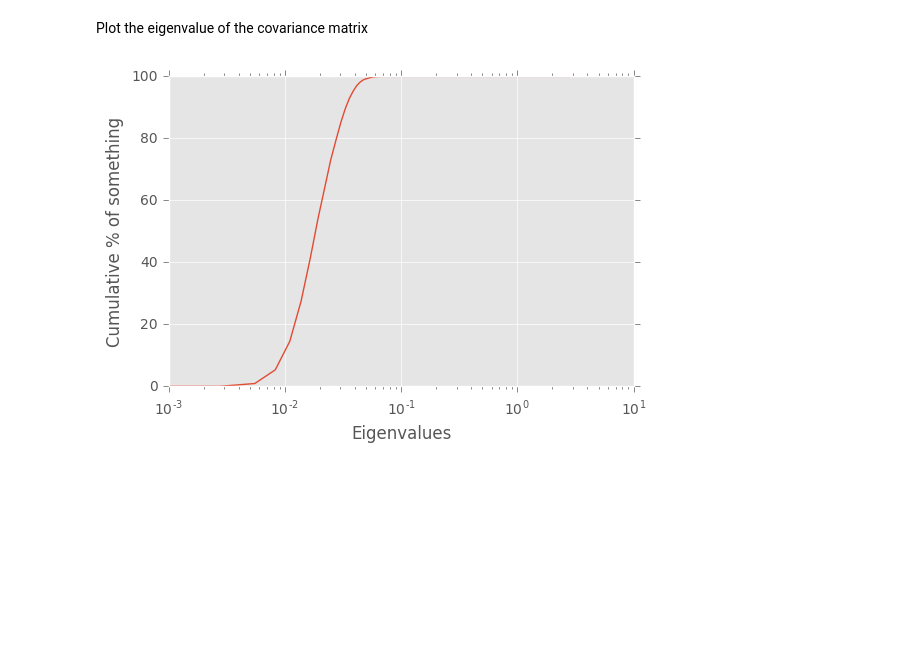
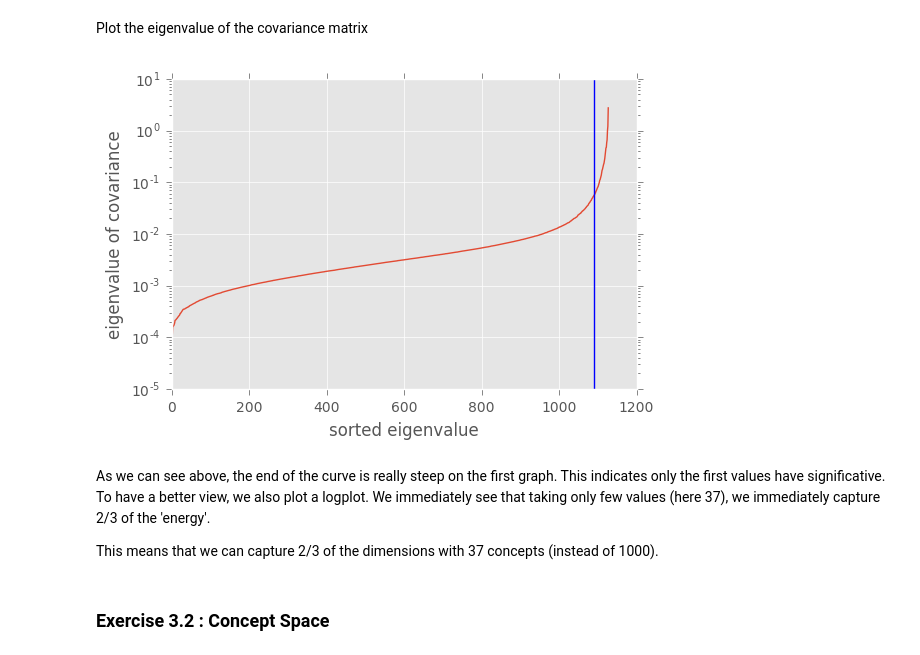
Before and after one commit to Battleman/InternetAnalyticsW, a Jupyter notebook: lab03/ix-lab3/lab3-dimred.ipynb, the cells around one changed output. Drawn from its saved outputs; the diff is of its cells as text; code cells hidden in the pictures; blank space fills up the shorter version.

Commit message:
plotted eigenvalues

```diff
--- a/lab03/ix-lab3/lab3-dimred.ipynb
+++ b/lab03/ix-lab3/lab3-dimred.ipynb
@@ -145,16 +151,31 @@ Plot the eigenvalue of the covariance matrix
 # %%
 # Use the covariance function.
 tag_cov = np.cov(tags_mx)
 # Use the eigenvalue function on the covariance.
 w,v = np.linalg.eigh(tag_cov)
 
 # Plot the cumulative of the eigenvalues.
-values_eig, base_eig = np.histogram(tag_variance,bins=1000,range=[0,w[-1]])
-cumulative_eig = np.cumsum(values_eig)
-plt.xlabel("Eigenvalues")
-plt.ylabel("Cumulative % of something")
-plt.plot(base_eig[:-1],cumulative_eig/cumulative_eig[-1]*100)
-plt.xscale("log")
+# values_eig, base_eig = np.histogram(tag_variance,bins=1000,range=[0,w[-1]])
+cumulative_eig = np.cumsum(w)
+# print(len(cumulative_eig))
+
+
+ratio = cumulative_eig/cumulative_eig[-1]
+numConcepts = len(ratio[ratio > 1/3])
+
+
+plt.xlabel("sorted eigenvalue")
+plt.ylabel("eigenvalue of covariance")
+# plt.subplot(1,1)
+plt.plot(w)
+plt.yscale('log')
+plt.axvline(len(w)-numConcepts)
 plt.show()
 # %% [output]
-[figure, old version]
+[figure, new version]
+# %% [markdown]
+As we can see above, the end of the curve is really steep on the first graph. This indicates only the first values have significative. To have a better view, we also plot a logplot. We immediately see that taking only few values (here 37), we immediately capture 2/3 of the 'energy'.
+
+This means that we can capture 2/3 of the dimensions with 37 concepts (instead of 1000).
+# %% [markdown]
+### Exercise 3.2 : Concept Space
```
Also changed, not shown: parts of 2 cells of this notebook.
